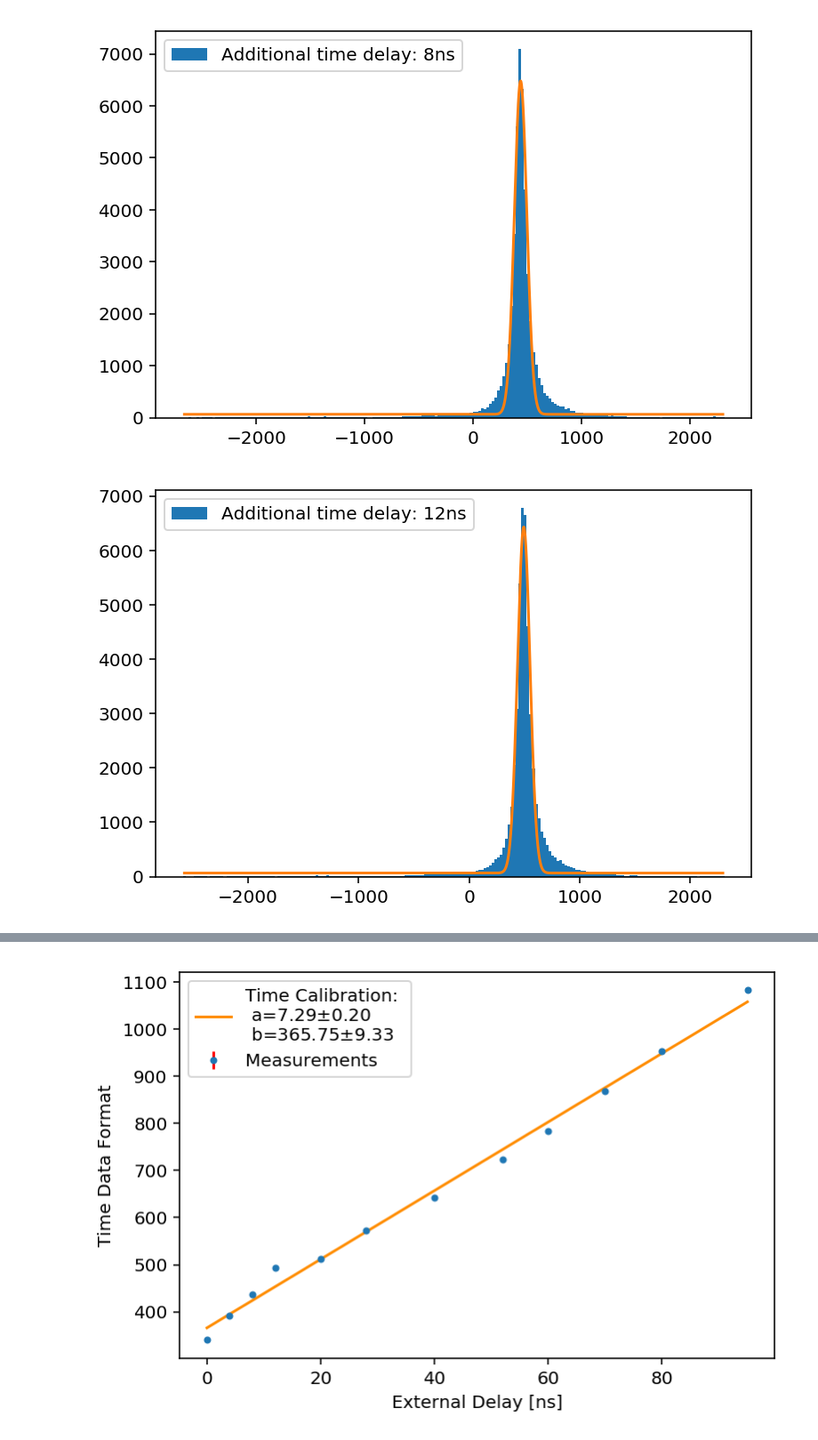
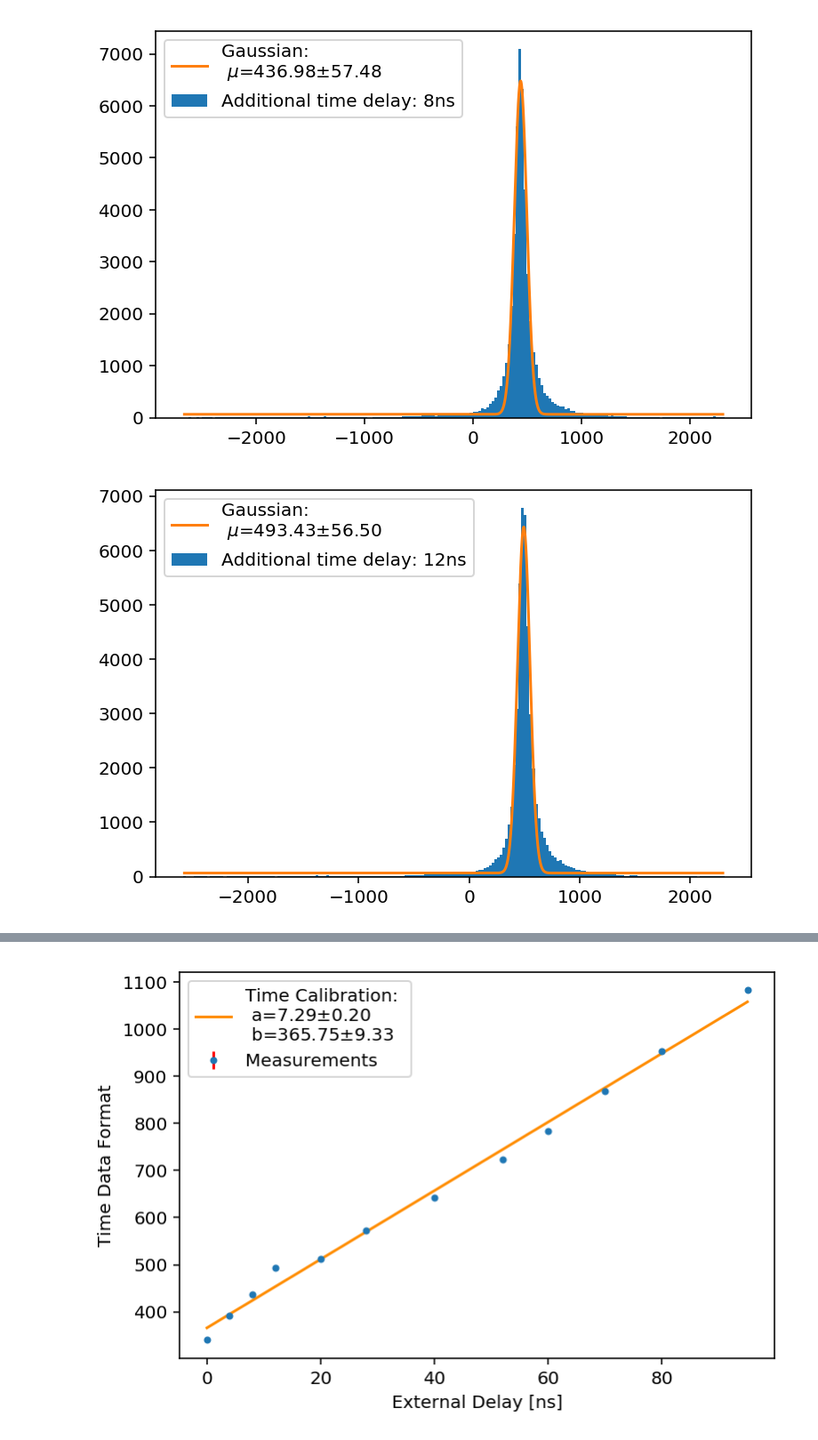
Before and after one commit to qwretz/fpraktikum, a Jupyter notebook: CAMAC/Time Calibration.ipynb, the cells around one changed output, grey strips where cells are left out. Shown at 89% size. Saved outputs shown, nothing was run; the diff lists cells and outputs as text; code cells hidden in the pictures.

```diff
--- a/CAMAC/Time Calibration.ipynb
+++ b/CAMAC/Time Calibration.ipynb
@@ -36,11 +36,12 @@ def getHist(delay,guess_mu):
     xrange=np.linspace(min(diff),max(diff),10000)
     popt,pcov=cf(gaussian, diff, count, p0=[5000,guess_mu,100,0])
     perr=np.sqrt(np.diag(pcov))
-    ax.plot(xrange,gaussian(xrange,*popt))
+    ax.plot(xrange,gaussian(xrange,*popt),label="Gaussian: \n $\mu$={:.2f}$\pm${:.2f}".format(popt[1],popt[2]))
 
     ax.legend()
+    fig.savefig("Plots/Time/{}ns.png".format(delay))
 
-    return popt[1],perr[1] #mu, dmu
+    return popt[1],perr[1] #mu, dmu=sig ????
 
 muList,dmuList=[],[]
 for i in range(len(delay)):
@@ -65,2 +54,2 @@ for i in range(len(delay)):
-[figure, old version]
+[figure, new version]
-[figure, old version]
+[figure, new version]
```
Also changed, not shown: parts of 2 cells of this notebook, 57 other files.
